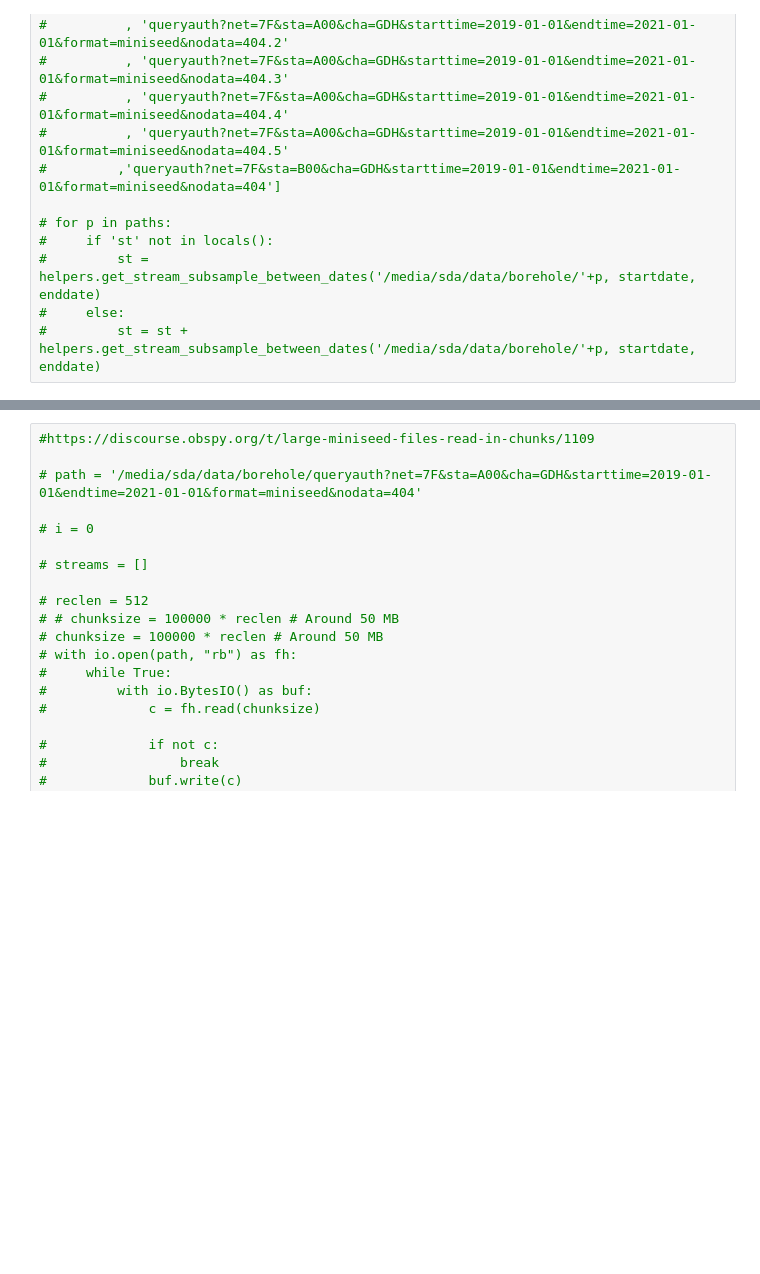
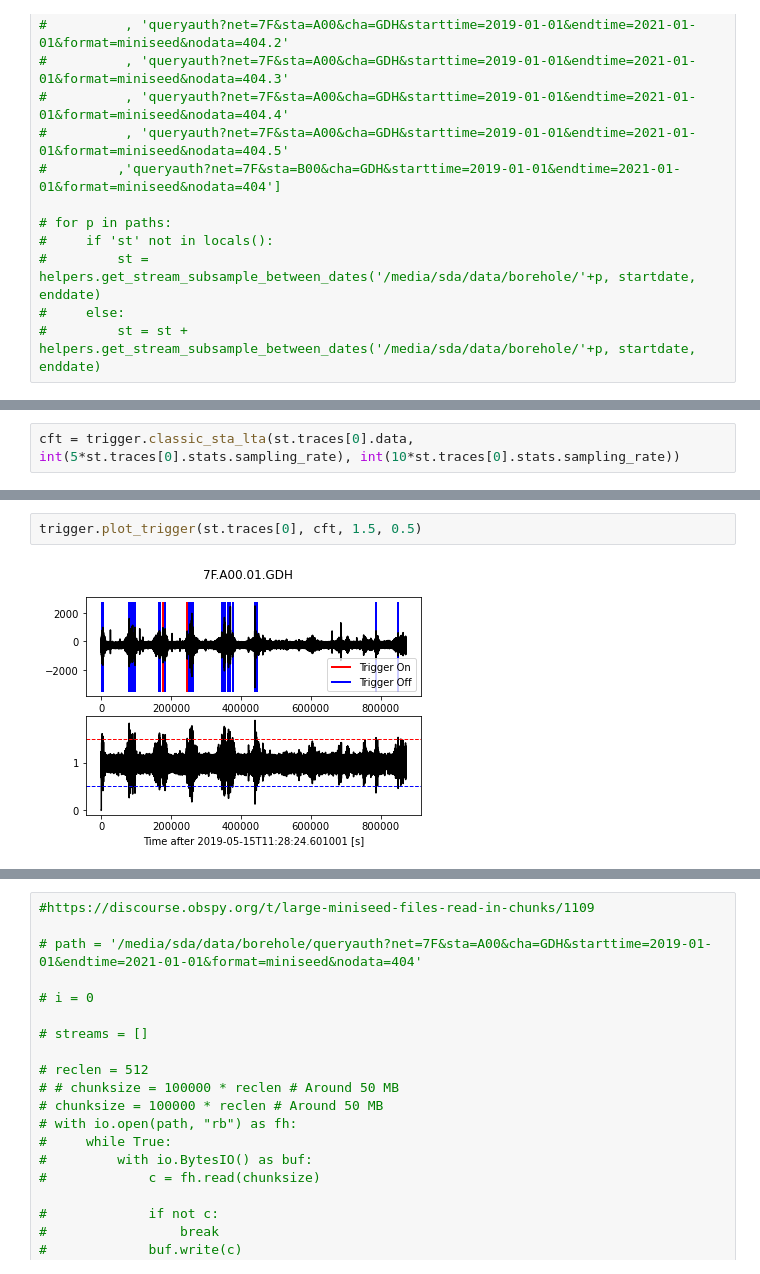
Before and after one commit to SerpRateAI/boreholeAcoustics, a Jupyter notebook: get_data_from_microswarms.ipynb, the cells around one changed output, grey strips where cells are left out. Cells and saved outputs as stored; diff of their text form; blank space fills up the shorter version.

```diff
--- a/get_data_from_microswarms.ipynb
+++ b/get_data_from_microswarms.ipynb
@@ -74,0 +74,2 @@ x = st.plot()
+# %%
+cft = trigger.classic_sta_lta(st.traces[0].data, int(5*st.traces[0].stats.sampling_rate), int(10*st.traces[0].stats.sampling_rate))
@@ -74,0 +85,4 @@ x = st.plot()
+# %%
+trigger.plot_trigger(st.traces[0], cft, 1.5, 0.5)
+# %% [output]
+[figure, added]
```
Also changed, not shown: parts of 23 cells of this notebook.
